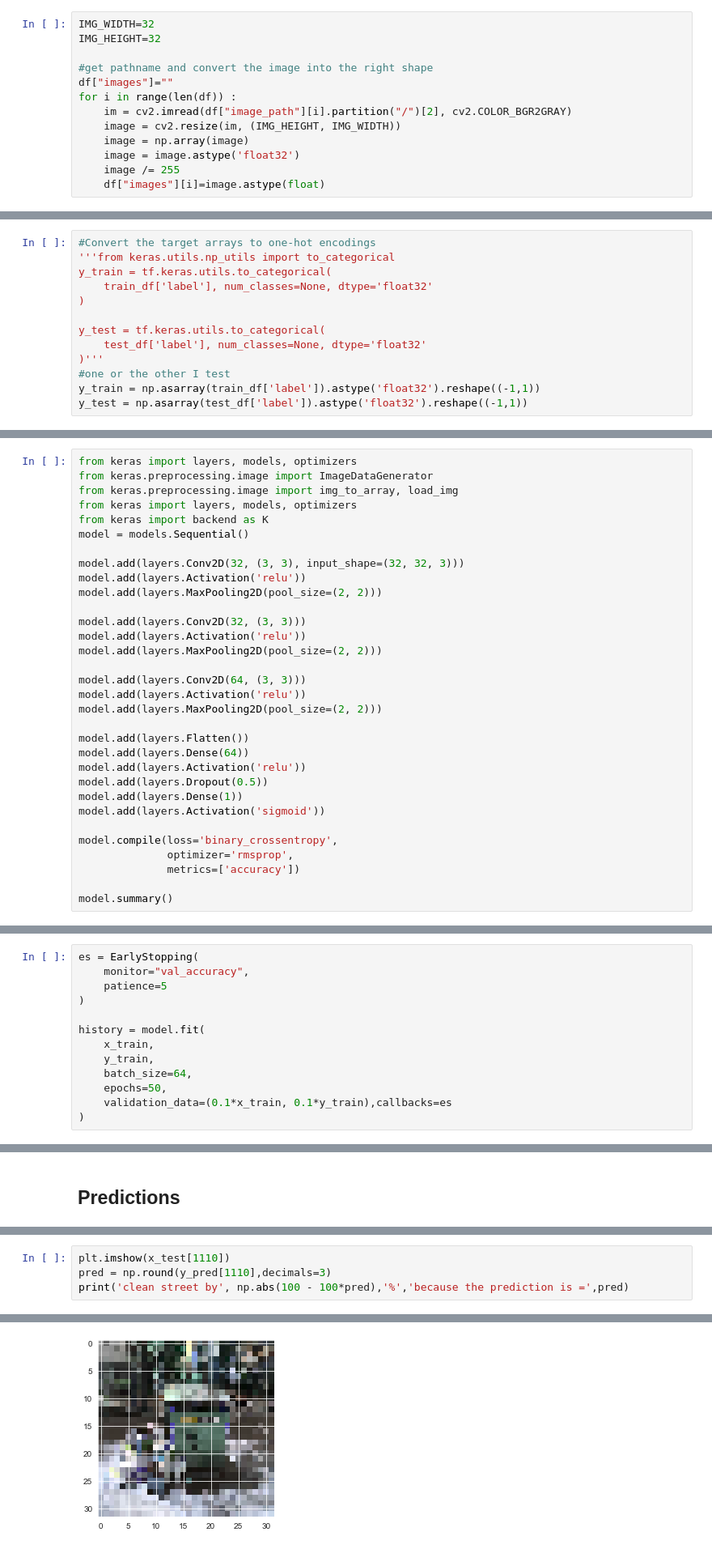
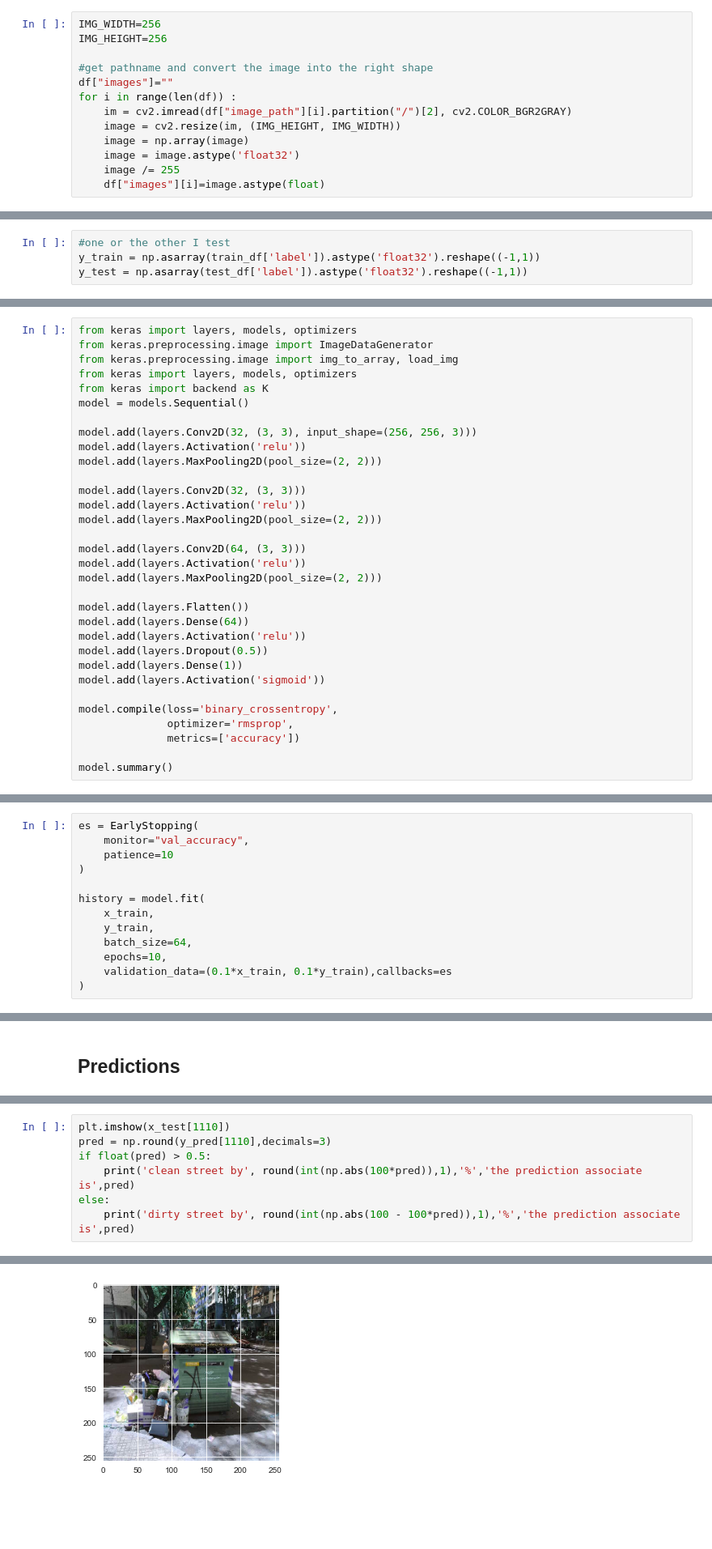
Before and after one commit to naomiehl/ComputerVision_CleanDirty, a Jupyter notebook: Classification-NetworkInterpretation.ipynb, the cells around one changed output, grey strips where cells are left out. Shown at 81% size. Drawn from its saved outputs; the diff is of its cells as text; blank space fills up the shorter version.

```diff
--- a/Classification-NetworkInterpretation.ipynb
+++ b/Classification-NetworkInterpretation.ipynb
@@ -46,8 +52,8 @@ df
 | 3411 | clean-dirty-garbage-containers/te... | test | 0 |
 3412 rows × 3 columns
 # %%
-IMG_WIDTH=32
-IMG_HEIGHT=32
+IMG_WIDTH=256
+IMG_HEIGHT=256
 
 #get pathname and convert the image into the right shape
 df["images"]=""
@@ -86,15 +86,6 @@ sns.countplot(l)
 <AxesSubplot:ylabel='count'>
 [figure]
 # %%
-#Convert the target arrays to one-hot encodings
-'''from keras.utils.np_utils import to_categorical
-y_train = tf.keras.utils.to_categorical(
-    train_df['label'], num_classes=None, dtype='float32'
-)
-
-y_test = tf.keras.utils.to_categorical(
-    test_df['label'], num_classes=None, dtype='float32'
-)'''
 #one or the other I test
 y_train = np.asarray(train_df['label']).astype('float32').reshape((-1,1))
 y_test = np.asarray(test_df['label']).astype('float32').reshape((-1,1))
@@ -137,7 +127,7 @@ from keras import layers, models, optimizers
 from keras import backend as K
 model = models.Sequential()
 
-model.add(layers.Conv2D(32, (3, 3), input_shape=(32, 32, 3)))
+model.add(layers.Conv2D(32, (3, 3), input_shape=(256, 256, 3)))
 model.add(layers.Activation('relu'))
 model.add(layers.MaxPooling2D(pool_size=(2, 2)))
 
@@ -182,14 +172,14 @@ _________________________________________________________________
 # %%
 es = EarlyStopping(
     monitor="val_accuracy",
-    patience=5
+    patience=10
 )
 
 history = model.fit(
     x_train,
     y_train,
     batch_size=64,
-    epochs=50,
+    epochs=10,
     validation_data=(0.1*x_train, 0.1*y_train),callbacks=es
 )
 # %% [output]
@@ -226,5 +219,8 @@ print(y_pred)
 # %%
 plt.imshow(x_test[1110])
 pred = np.round(y_pred[1110],decimals=3)
-print('clean street by', np.abs(100 - 100*pred),'%','because the prediction is =',pred)
+if float(pred) > 0.5:
+    print('clean street by', round(int(np.abs(100*pred)),1),'%','the prediction associate is',pred)
+else:
+    print('dirty street by', round(int(np.abs(100 - 100*pred)),1),'%','the prediction associate is',pred)
 # %% [output]
@@ -232 +228 @@ clean street by [92.9] % because the prediction is = [0.071]
-[figure, old version]
+[figure, new version]
```
Also changed, not shown: parts of 31 cells of this notebook.
